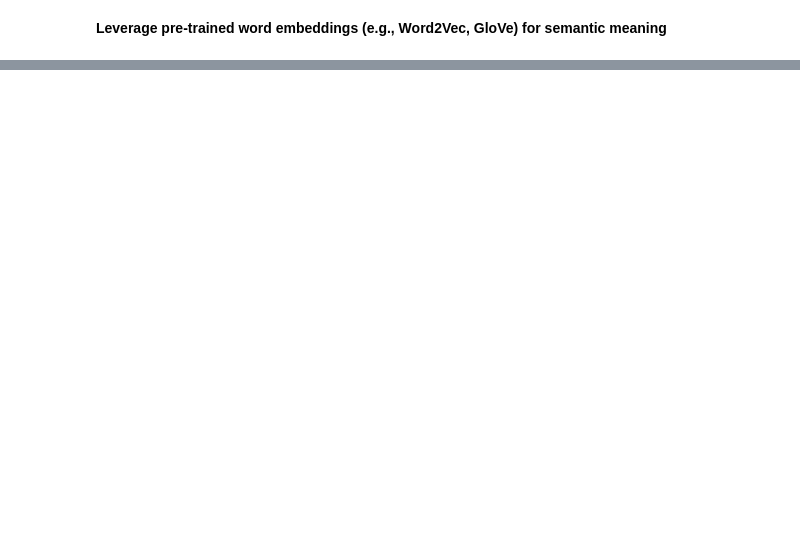
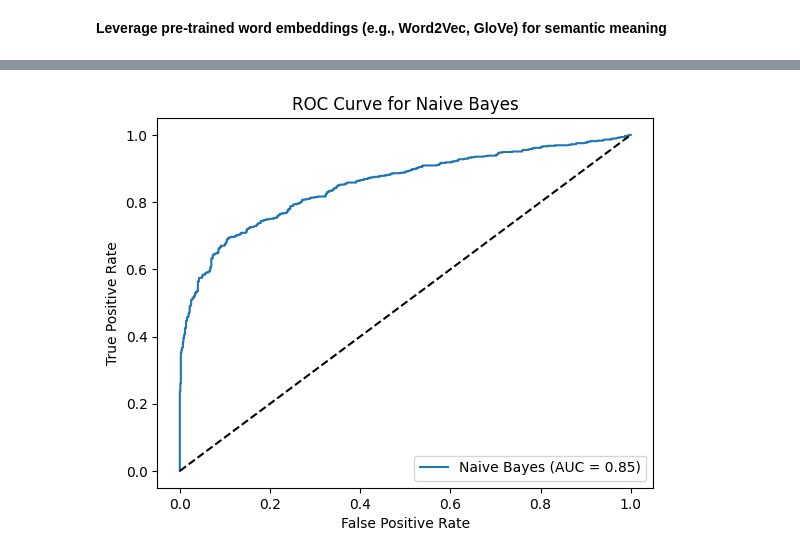
Before and after one commit to Deb052024/Text-Analytics, a Jupyter notebook: Tweet_Classification.ipynb, the cells around one changed output, grey strips where cells are left out. Saved outputs shown, nothing was run; the diff lists cells and outputs as text; code cells hidden in the pictures; blank space fills up the shorter version.

```diff
--- a/Tweet_Classification.ipynb
+++ b/Tweet_Classification.ipynb
@@ -539,0 +659,96 @@ Similarity between 'disaster' and 'emergency': 0.47155938
+# %%
+import pandas as pd
+import numpy as np
+import matplotlib.pyplot as plt
+import seaborn as sns
+import warnings
+import nltk
+from nltk import word_tokenize, sent_tokenize
+from nltk.stem import WordNetLemmatizer
+from nltk.tokenize import word_tokenize
+import re
+from collections import Counter
+from nltk.corpus import stopwords
+from nltk import ngrams
+from sklearn.feature_extraction.text import TfidfVectorizer
+from textblob import TextBlob
+import gensim.downloader as api
+from sklearn.model_selection import train_test_split, cross_val_score
+from sklearn.linear_model import LogisticRegression
+from sklearn.naive_bayes import MultinomialNB
+from sklearn.ensemble import RandomForestClassifier
+from sklearn.metrics import accuracy_score, classification_report, confusion_matrix, roc_curve, auc, precision_recall_curve
+from sklearn.preprocessing import label_binarize # needed for multi-class ROC curve
+
+warnings.filterwarnings('ignore')
+
+# ... (rest of your code)
+
+# Model training and evaluation using cross-validation
+models = {
+    "Naive Bayes": MultinomialNB(),
+    "Random Forest": RandomForestClassifier()
+}
+
+results = {}
+for name, model in models.items():
+    cv_scores = cross_val_score(model, X_train_vec, y_train, cv=5, scoring='accuracy')
+    results[name] = {
+        "cv_scores": cv_scores,
+        "cv_mean": cv_scores.mean(),
+        "cv_std": cv_scores.std()
+    }
+    print(f"Cross Validation Results for {name}: {cv_scores}")
+    print(f"Mean Accuracy for {name}: {cv_scores.mean()}")
+    print(f"Std for {name}: {cv_scores.std()}")
+
+    model.fit(X_train_vec, y_train)
+    y_pred = model.predict(X_test_vec)
+
+    results[name].update({
+        "accuracy": accuracy_score(y_test, y_pred),
+        "classification_report": classification_report(y_test, y_pred),
+        "confusion_matrix": confusion_matrix(y_test, y_pred)
+    })
+
+    # ROC Curve and AUC
+    y_prob = model.predict_proba(X_test_vec)[:, 1] # probability for positive class
+    fpr, tpr, thresholds = roc_curve(y_test, y_prob)
+    roc_auc = auc(fpr, tpr)
+    results[name]['roc_auc'] = roc_auc
+    results[name]['fpr'] = fpr
+    results[name]['tpr'] = tpr
+
+
+    #Precision Recall Curve
+    precision, recall, thresholds = precision_recall_curve(y_test,y_prob)
+    results[name]['precision'] = precision
+    results[name]['recall'] = recall
+    print(f"Test Accuracy for {name}: {accuracy_score(y_test, y_pred)}")
+    print(classification_report(y_test,y_pred))
+
+
+#Visualizations
+for name, metrics in results.items():
+    print(f"Results for: {name}")
+    print(f"Accuracy: {metrics['accuracy']}")
+    print(f"Classification Report:\n{metrics['classification_report']}")
+    print(f"Confusion Matrix:\n{metrics['confusion_matrix']}")
+
+    plt.figure()
+    plt.plot(metrics['fpr'],metrics['tpr'], label=f'{name} (AUC = {metrics["roc_auc"]:.2f})')
+    plt.plot([0,1],[0,1],'k--')
+    plt.xlabel('False Positive Rate')
+    plt.ylabel('True Positive Rate')
+    plt.title(f'ROC Curve for {name}')
+    plt.legend(loc="lower right")
+
+    plt.figure()
+    plt.plot(metrics["recall"], metrics["precision"], label=name)
+    plt.xlabel('Recall')
+    plt.ylabel('Precision')
+    plt.title(f"Precision-Recall Curve for {name}")
+    plt.legend()
+
+plt.show()
+# %% [output]
@@ -539,0 +772 @@ Similarity between 'disaster' and 'emergency': 0.47155938
+[figure, added]
```
Also changed, not shown: parts of 10 cells of this notebook.
